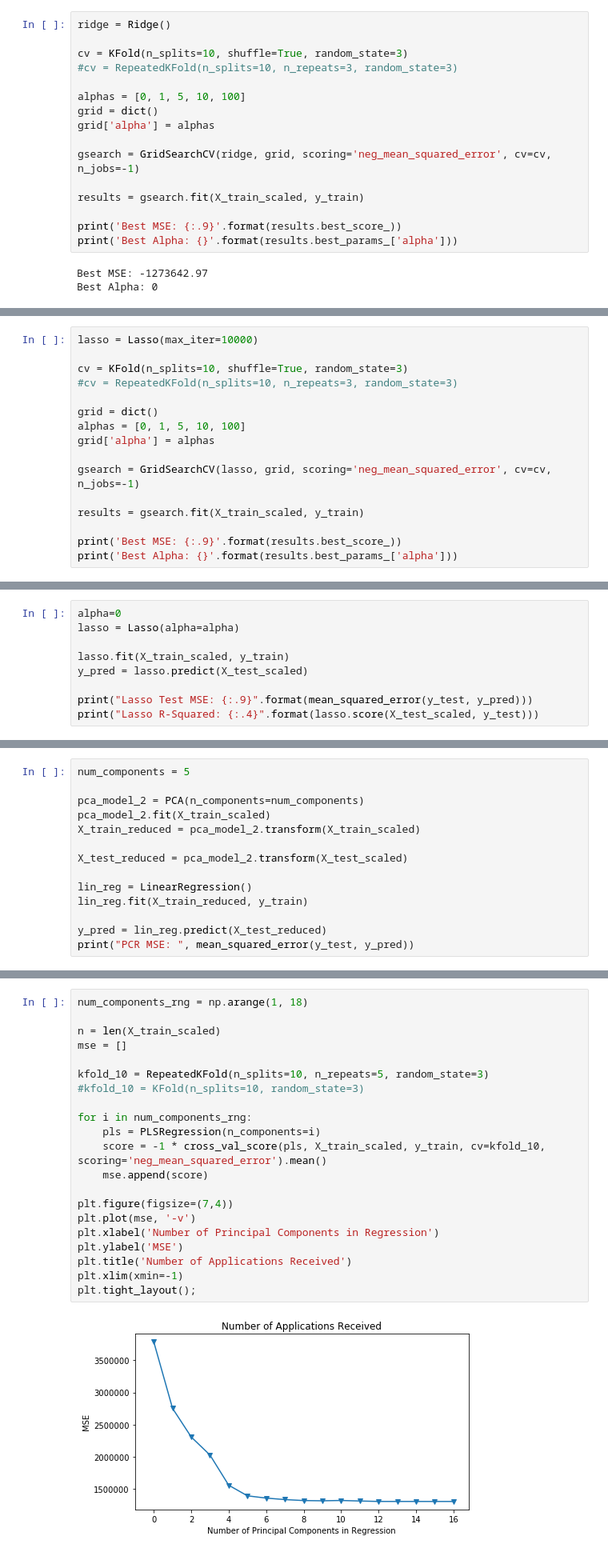
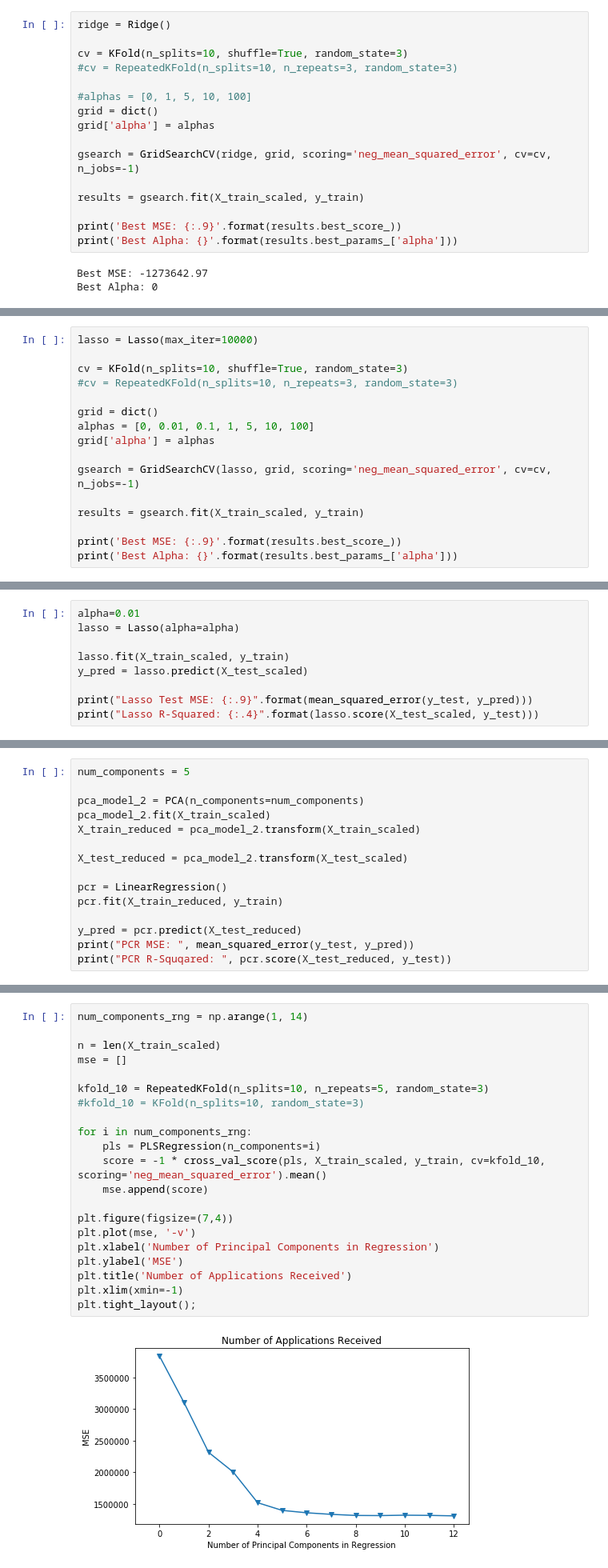
Before and after one commit to Morgan-Sell/islr-labs-exercises-python, a Jupyter notebook: exercises/06_linear_model_sel_reg.ipynb, the cells around one changed output, grey strips where cells are left out. Shown at 80% size. Cells and saved outputs as stored; diff of their text form.

```diff
--- a/exercises/06_linear_model_sel_reg.ipynb
+++ b/exercises/06_linear_model_sel_reg.ipynb
@@ -262,7 +262,7 @@ ridge = Ridge()
 cv = KFold(n_splits=10, shuffle=True, random_state=3)
 #cv = RepeatedKFold(n_splits=10, n_repeats=3, random_state=3)
 
-alphas = [0, 1, 5, 10, 100]
+#alphas = [0, 1, 5, 10, 100]
 grid = dict()
 grid['alpha'] = alphas
 
@@ -319,7 +319,7 @@ cv = KFold(n_splits=10, shuffle=True, random_state=3)
 #cv = RepeatedKFold(n_splits=10, n_repeats=3, random_state=3)
 
 grid = dict()
-alphas = [0, 1, 5, 10, 100]
+alphas = [0, 0.01, 0.1, 1, 5, 10, 100]
 grid['alpha'] = alphas
 
 gsearch = GridSearchCV(lasso, grid, scoring='neg_mean_squared_error', cv=cv, n_jobs=-1)
@@ -334,5 +334,5 @@ Best Alpha: 0
 # %%
-alpha=0
+alpha=0.01
 lasso = Lasso(alpha=alpha)
 
 lasso.fit(X_train_scaled, y_train)
@@ -398,9 +398,10 @@ X_train_reduced = pca_model_2.transform(X_train_scaled)
 
 X_test_reduced = pca_model_2.transform(X_test_scaled)
 
-lin_reg = LinearRegression()
-lin_reg.fit(X_train_reduced, y_train)
+pcr = LinearRegression()
+pcr.fit(X_train_reduced, y_train)
 
-y_pred = lin_reg.predict(X_test_reduced)
+y_pred = pcr.predict(X_test_reduced)
 print("PCR MSE: ", mean_squared_error(y_test, y_pred))
+print("PCR R-Squqared: ", pcr.score(X_test_reduced, y_test))
 # %% [output]
@@ -425,26 +423,26 @@ X_test_scaled.shape
 # %% [markdown]
 ## 9.(f). PLS
 # %%
-num_components_rng = np.arange(1, 18)
+num_components_rng = np.arange(1, 14)
 
 n = len(X_train_scaled)
 mse = []
 
 kfold_10 = RepeatedKFold(n_splits=10, n_repeats=5, random_state=3)
 #kfold_10 = KFold(n_splits=10, random_state=3)
 
 for i in num_components_rng:
     pls = PLSRegression(n_components=i)
     score = -1 * cross_val_score(pls, X_train_scaled, y_train, cv=kfold_10, scoring='neg_mean_squared_error').mean()
     mse.append(score)
 
 plt.figure(figsize=(7,4))
 plt.plot(mse, '-v')
 plt.xlabel('Number of Principal Components in Regression')
 plt.ylabel('MSE')
 plt.title('Number of Applications Received')
 plt.xlim(xmin=-1)
 plt.tight_layout();
 # %% [output]
-[figure, old version]
+[figure, new version]
 # %%
```
Also changed, not shown: parts of 35 cells of this notebook.
